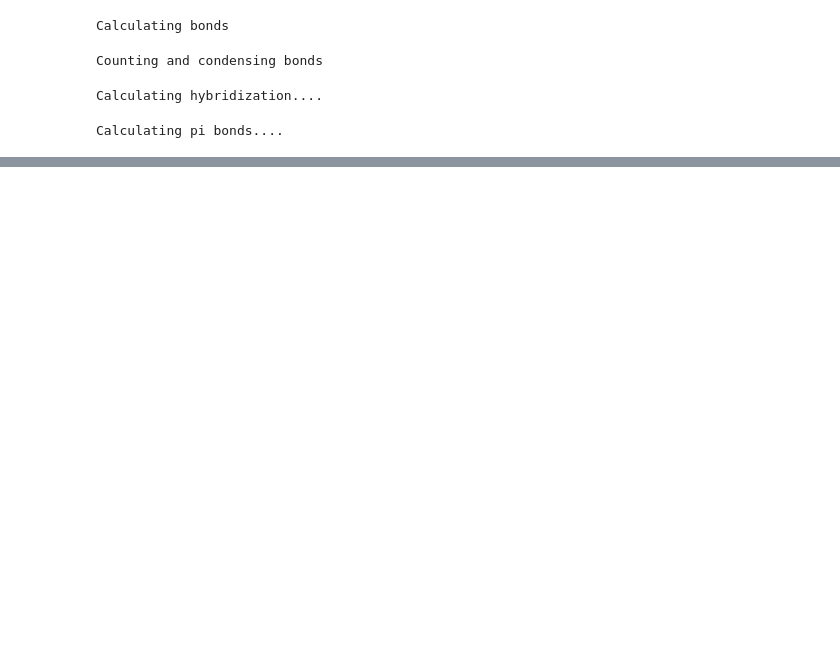
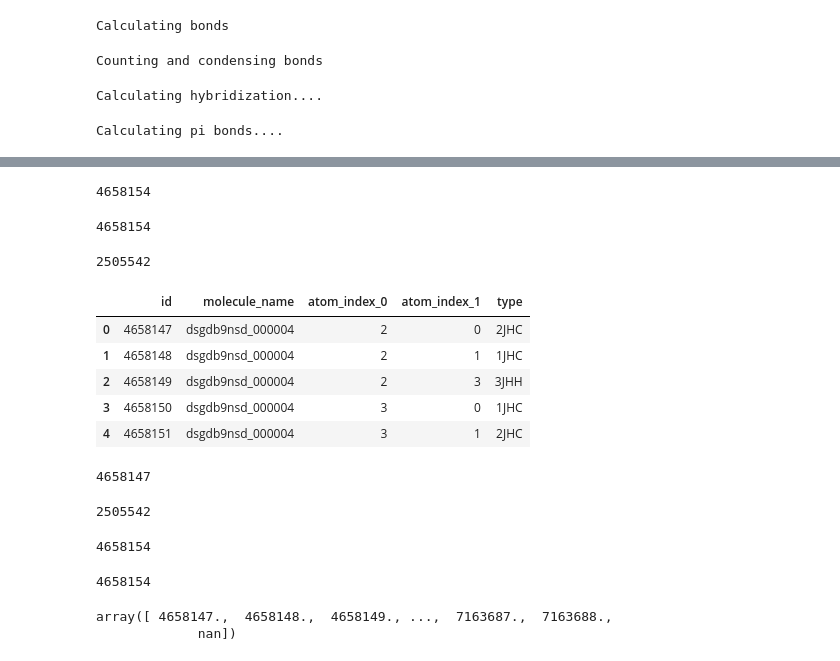
Before and after one commit to samir539/cycleThree, a Jupyter notebook: lightTrial.ipynb, the cells around one changed output, grey strips where cells are left out. Drawn from its saved outputs; the diff is of its cells as text; code cells hidden in the pictures; blank space fills up the shorter version.

```diff
--- a/lightTrial.ipynb
+++ b/lightTrial.ipynb
@@ -62,0 +75,7 @@ test = pd.read_csv(r"C:\Users\xamir\Documents\UROP19\DataSets\test.csv")
+# %%
+#size reduction for testing
+size = round(0.10*train.shape[0])
+train = train[:size]
+test = test[:size]
+sub = sub[:size]
+structures = structures[:size]
@@ -774,0 +817,26 @@ NameError: name 'X_short_test' is not defined
+# %%
+result_df.head()
+result_df.shape[0]
+# %% [output]
+4658154
+# %%
+X_final.shape[0]
+# %% [output]
+4658154
+# %%
+X_test_final.shape[0]
+# %% [output]
+2505542
+# %%
+test.head()
+# %% [output]
+|  | id | molecule_name | atom_index_0 | atom_index_1 | type |
+| 0 | 4658147 | dsgdb9nsd_000004 | 2 | 0 | 2JHC |
+| 1 | 4658148 | dsgdb9nsd_000004 | 2 | 1 | 1JHC |
+| 2 | 4658149 | dsgdb9nsd_000004 | 2 | 3 | 3JHH |
+| 3 | 4658150 | dsgdb9nsd_000004 | 3 | 0 | 1JHC |
+| 4 | 4658151 | dsgdb9nsd_000004 | 3 | 1 | 2JHC |
+# %%
+train.shape[0]
+# %% [output]
+4658147
@@ -774,0 +845,12 @@ NameError: name 'X_short_test' is not defined
+# %%
+sub.shape[0]
+# %% [output]
+2505542
+# %%
+Final_submission.shape[0]
+# %% [output]
+4658154
+# %%
+y.shape[0]
+# %% [output]
+4658154
@@ -774,0 +859,5 @@ NameError: name 'X_short_test' is not defined
+# %%
+Final_submission.id.unique()
+# %% [output]
+array([ 4658147.,  4658148.,  4658149., ...,  7163687.,  7163688.,
+             nan])
```
Also changed, not shown: parts of 43 cells of this notebook.
